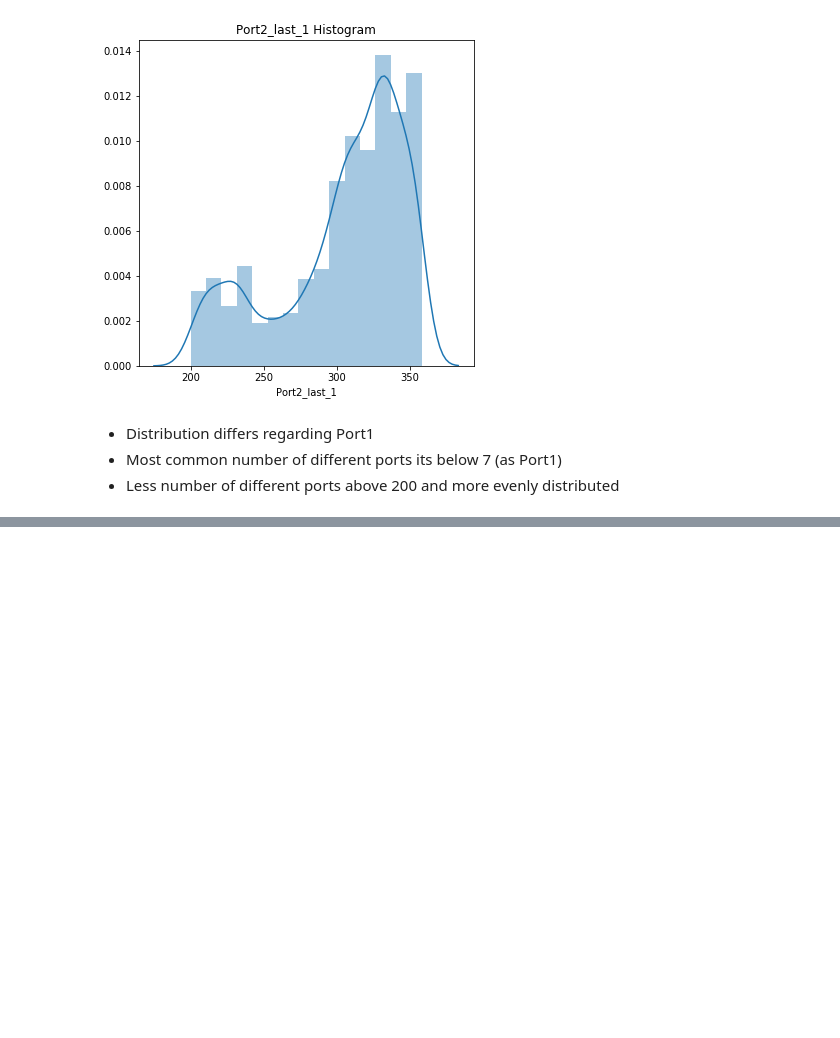
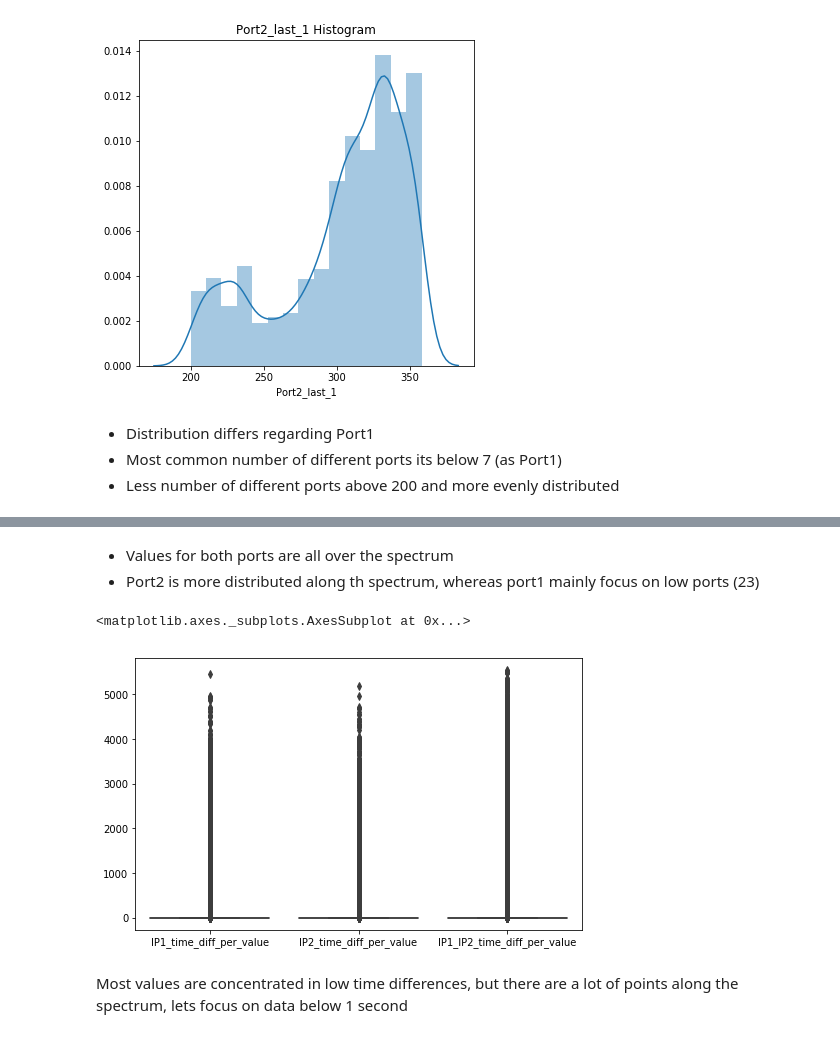
Before and after one commit to Gonmeso/TFM_Anomaly_Detection, a Jupyter notebook: src/EDA/EDA-Numerical_variables.ipynb, the cells around one changed output, grey strips where cells are left out. Cells and saved outputs as stored; diff of their text form; code cells hidden in the pictures; blank space fills up the shorter version.

```diff
--- a/src/EDA/EDA-Numerical_variables.ipynb
+++ b/src/EDA/EDA-Numerical_variables.ipynb
@@ -376,0 +385,12 @@ plot_hist(data[idx_above], 'Port2_last_1', 15)
+# %% [markdown]
+* Values for both ports are all over the spectrum
+* Port2 is more distributed along th spectrum, whereas port1 mainly focus on low ports (23)
+# %%
+plt.figure(figsize=(8,5))
+box_vars = ['IP1_time_diff_per_value', 'IP2_time_diff_per_value', 'IP1_IP2_time_diff_per_value']
+sns.boxplot(data=data[box_vars])
+# %% [output]
+<matplotlib.axes._subplots.AxesSubplot at 0x...>
+[figure, added]
+# %% [markdown]
+Most values are concentrated in low time differences, but there are a lot of points along the spectrum, lets focus on data below 1 second
```
Also changed, not shown: parts of 29 cells of this notebook.
